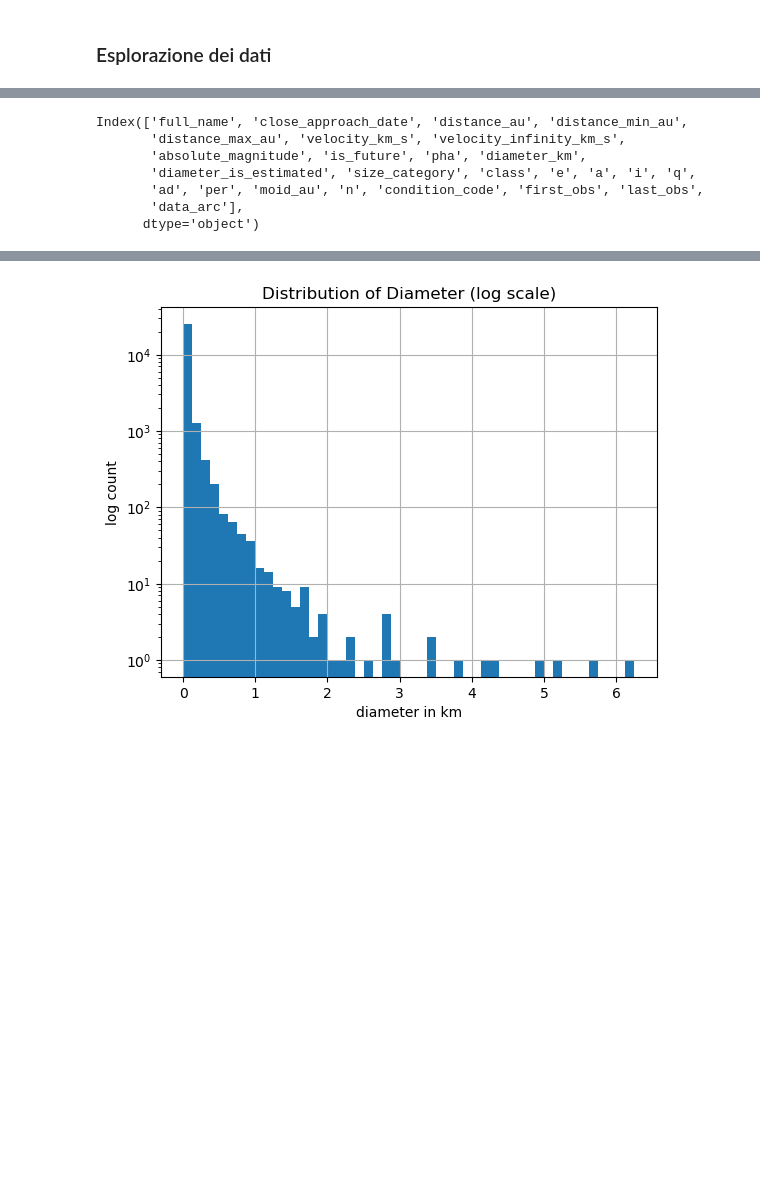
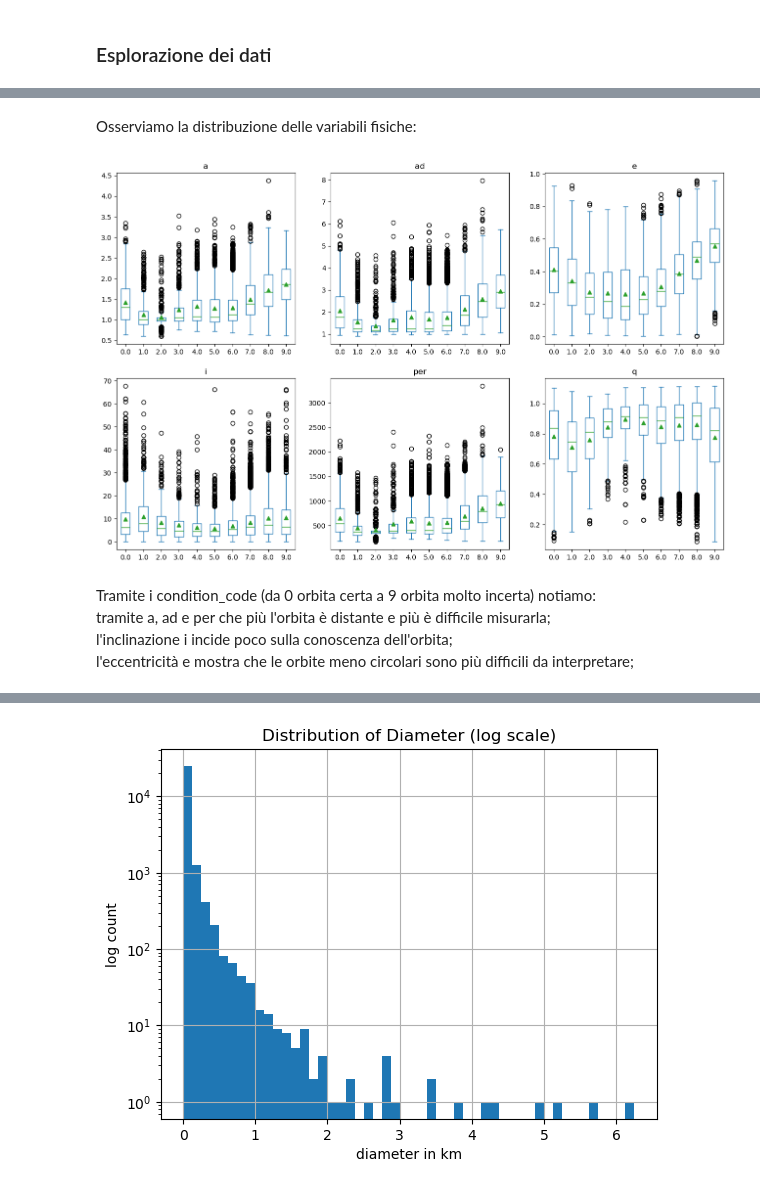
Before and after one commit to k3lly200413-2/Progetto_Nasa_Data_Intensive, a Jupyter notebook: Untitled.ipynb, the cells around one changed output, grey strips where cells are left out. Saved outputs shown, nothing was run; the diff lists cells and outputs as text; code cells hidden in the pictures; blank space fills up the shorter version.

```diff
--- a/Untitled.ipynb
+++ b/Untitled.ipynb
@@ -571,16 +581,24 @@ merged.describe()
 | 75% | 2025-02-22 01:23:00 | 0.068357 | 6.381248e-02 | 0.074655 | 13.257090 | ... |
 | max | 2035-12-29 10:15:00 | 0.099993 | 9.999243e-02 | 0.373051 | 40.190937 | ... |
 | std | NaN | 0.029394 | 2.853739e-02 | 0.040440 | 5.233103 | ... |
-# %%
-merged.columns
-# %% [output]
-Index(['full_name', 'close_approach_date', 'distance_au', 'distance_min_au',
-       'distance_max_au', 'velocity_km_s', 'velocity_infinity_km_s',
-       'absolute_magnitude', 'is_future', 'pha', 'diameter_km',
-       'diameter_is_estimated', 'size_category', 'class', 'e', 'a', 'i', 'q',
-       'ad', 'per', 'moid_au', 'n', 'condition_code', 'first_obs', 'last_obs',
-       'data_arc'],
-      dtype='object')
+# %% [markdown]
+Osserviamo la distribuzione delle variabili fisiche:
+# %%
+merged.plot.box(
+    column=["e", "a", "i", "q", "ad", "per"],
+    by="condition_code",
+    showmeans=True,
+    figsize=(16, 10),
+    layout=(2, 3),
+)
+plt.show()
+# %% [output]
+[figure, added]
+# %% [markdown]
+Tramite i condition_code (da 0 orbita certa a 9 orbita molto incerta) notiamo: <br>
+tramite a, ad e per che più l'orbita è distante e più è difficile misurarla; <br>
+l'inclinazione i incide poco sulla conoscenza dell'orbita; <br>
+l'eccentricità e mostra che le orbite meno circolari sono più difficili da interpretare; <br>
 # %%
 merged["distance_au"].hist(bins=70)
 plt.xlabel("distance (AU)")
```
Also changed, not shown: parts of 31 cells of this notebook.
